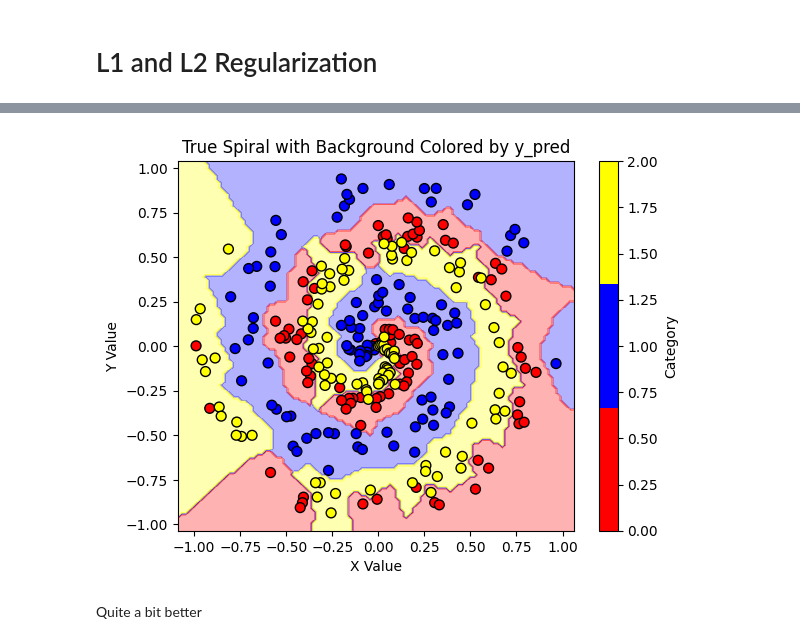
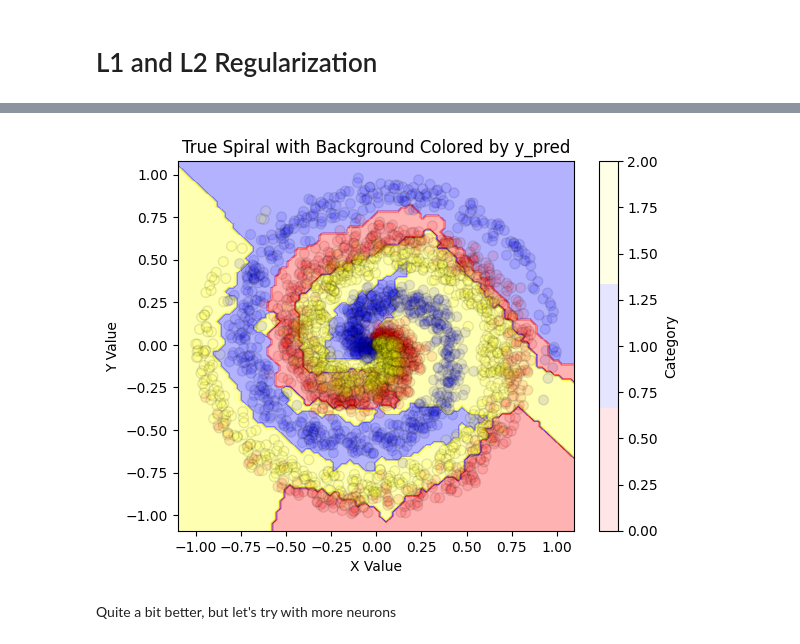
Before and after one commit to ethanlewellin/NNS, a Jupyter notebook: Chapter14.ipynb, the cells around one changed output, grey strips where cells are left out. Cells and saved outputs as stored; diff of their text form; code cells hidden in the pictures.

```diff
--- a/Chapter14.ipynb
+++ b/Chapter14.ipynb
@@ -89,7 +89,7 @@ class Loss:
 
         return regularization_loss
 # %%
-X, y = spiral_data(samples=100, classes=3)
+X, y = spiral_data(samples=1000, classes=3)
 
 dense1 = Layer_Dense(2, 64, weight_regularizer_l2=5e-4, bias_regularizer_l2=5e-4)
 
@@ -118,13 +118,14 @@ for epoch in range(10001):
         y = np.argmax(y, axis=1)
     accuracy = np.mean(predictions==y)
 
-    if not epoch % 100 :
+    if not epoch % 1000:
         print(  f'epoch: {epoch}, ' +
                 f'acc: {accuracy :.3f} , ' +
                 f'loss: {loss :.3f} (' +
                 f'data_loss: {data_loss :.3f} , ' +
                 f'reg_loss: {regularization_loss :.3f}), ' +
-                f'lr: {optimizer.current_learning_rate}' )
+                f'lr: {optimizer.current_learning_rate}, ' +
+                f'validation, acc: {accuracy :.3f} , loss: {loss :.3f} ')
 
     # Backward pass
     loss_activation.backward(loss_activation.output, y)
@@ -167,34 +162,34 @@ xx, yy = np.meshgrid(np.linspace(x_min, x_max, 100), np.linspace(y_min, y_max, 1
 # Step 2: Predict the category for each point in the meshgrid based off of y_pred
 # Using the nearest neighbors
 from sklearn.neighbors import KNeighborsClassifier
 
 knn = KNeighborsClassifier(n_neighbors=1)
 knn.fit(X, predictions)
 
 # Predict categories for the meshgrid points
 Z = knn.predict(np.c_[xx.ravel(), yy.ravel()])
 
 # Reshape the predictions back to the grid shape
 Z = Z.reshape(xx.shape)
 
 # Create the background color plot
 cmap = ListedColormap(['red', 'blue', 'yellow'])  # Assign colors for each category
 plt.contourf(xx, yy, Z, cmap=cmap, alpha=0.3)  # Fill the regions with color
 
 # Plot the scatter plot,
-plt.scatter(X[:, 0], X[:, 1], c=y, cmap=cmap, edgecolors='k', s=50)
+plt.scatter(X[:, 0], X[:, 1], c=y, cmap=cmap, edgecolors='k', s=50, alpha = 0.1)
 
 # Add color bar to indicate values of y_pred
 plt.colorbar(label='Category')
 
 # Add labels and title
 plt.xlabel('X Value')
 plt.ylabel('Y Value')
 plt.title('True Spiral with Background Colored by y_pred')
 
 # Show the plot
 plt.show()
 # %% [output]
-[figure, old version]
+[figure, new version]
 # %% [markdown]
-Quite a bit better
+Quite a bit better, but let's try with more neurons
```
Also changed, not shown: parts of 2 cells of this notebook.
